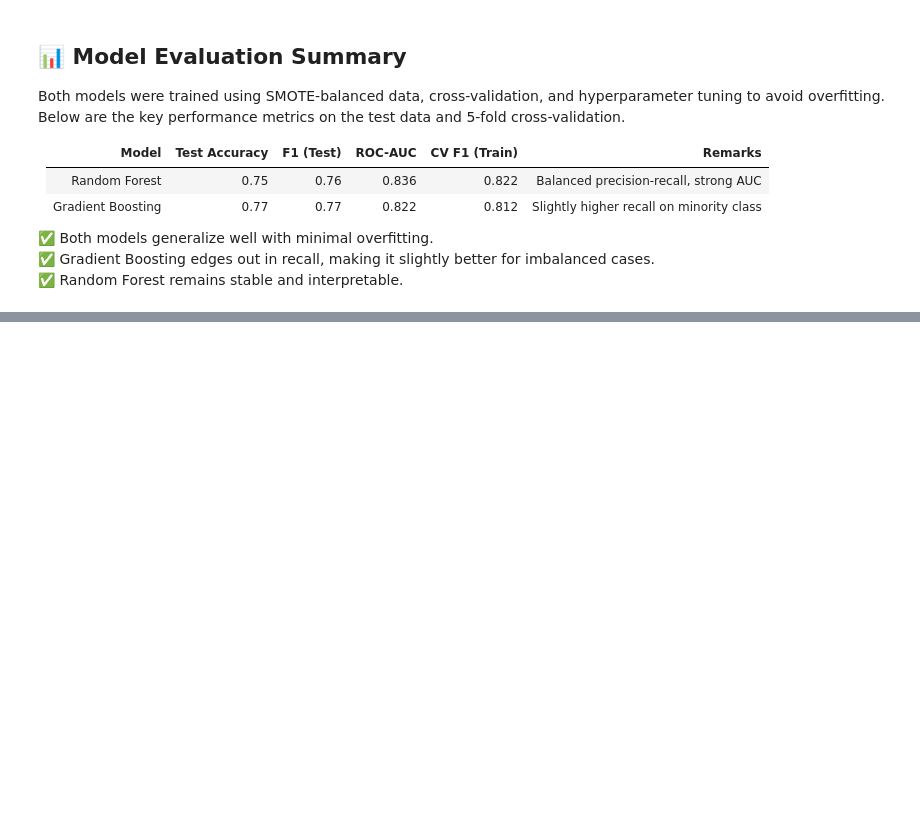
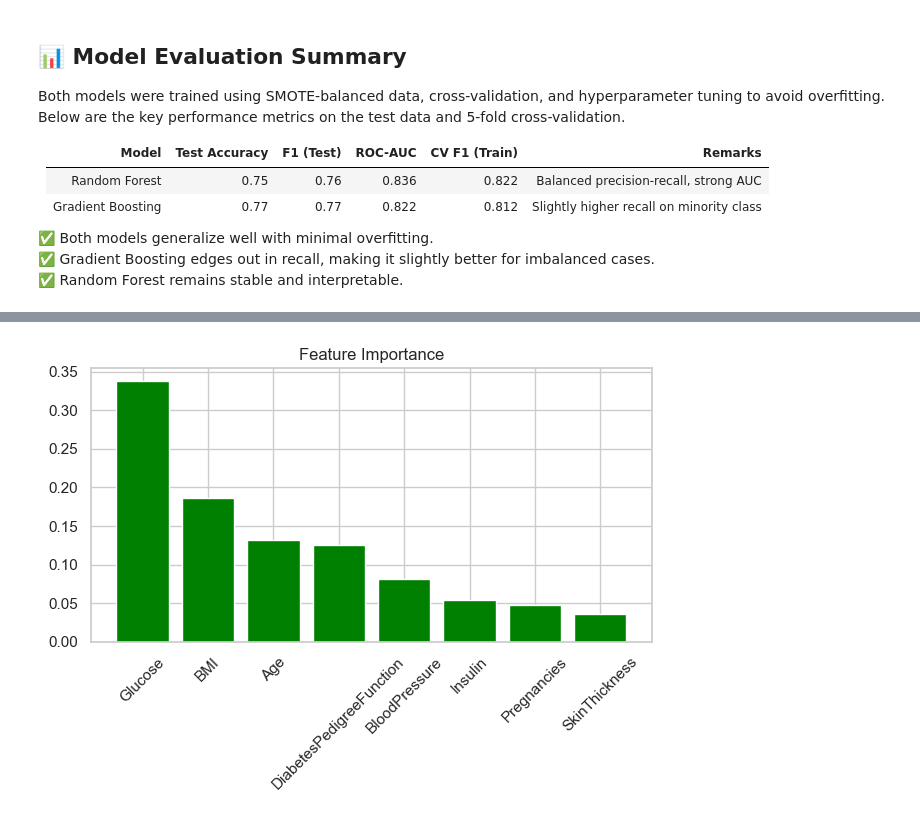
Before and after one commit to Amritasingh600/diabetes_prediction, a Jupyter notebook: diabetes-prediction.ipynb, the cells around one changed output, grey strips where cells are left out. Cells and saved outputs as stored; diff of their text form; code cells hidden in the pictures; blank space fills up the shorter version.

```diff
--- a/diabetes-prediction.ipynb
+++ b/diabetes-prediction.ipynb
@@ -355,0 +316,14 @@ ROC-AUC: 0.822
+# %%
+# Feature Importance
+
+feature_importance = best_gb_model.feature_importances_
+feature_names = X.columns
+indices = np.argsort(feature_importance)[::-1]
+
+plt.bar(range(len(feature_importance)), feature_importance[indices], color='green')
+plt.title('Feature Importance')
+plt.xticks(range(len(feature_importance)), [feature_names[i] for i in indices], rotation=45)
+plt.tight_layout()
+plt.show()
+# %% [output]
+[figure, added]
```
Also changed, not shown: parts of 26 cells of this notebook, 6 other files.
